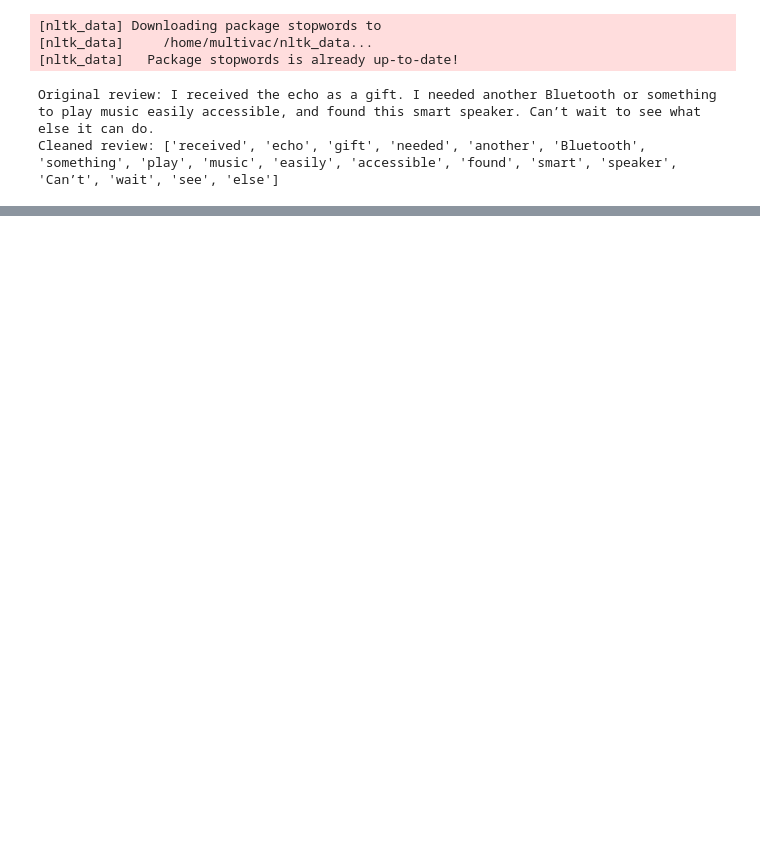
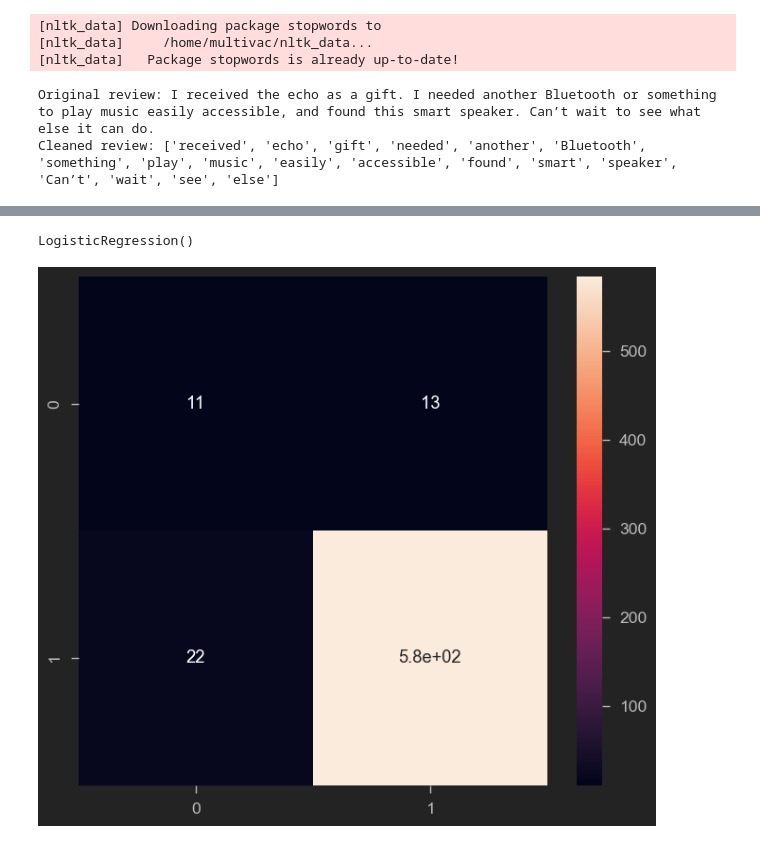
Before and after one commit to andgaspez/nlp, a Jupyter notebook: sentiment_analysis.ipynb, the cells around one changed output, grey strips where cells are left out. Drawn from its saved outputs; the diff is of its cells as text; code cells hidden in the pictures; blank space fills up the shorter version.

```diff
--- a/sentiment_analysis.ipynb
+++ b/sentiment_analysis.ipynb
@@ -185,0 +259,13 @@ reviews_countvectorizer = vectorizer.fit_transform(reviews_df['verified_reviews'
+# %%
+model = LogisticRegression()
+model.fit(X_train, Y_train)
+# %% [output]
+LogisticRegression()
+# %%
+# Predicting the Test set results
+Y_pred = model.predict(X_test)
+cm = confusion_matrix(Y_pred, Y_predict_test)
+sns.heatmap(cm, annot=True)
+plt.show()
+# %% [output]
+[figure, added]
```
Also changed, not shown: parts of 16 cells of this notebook.
